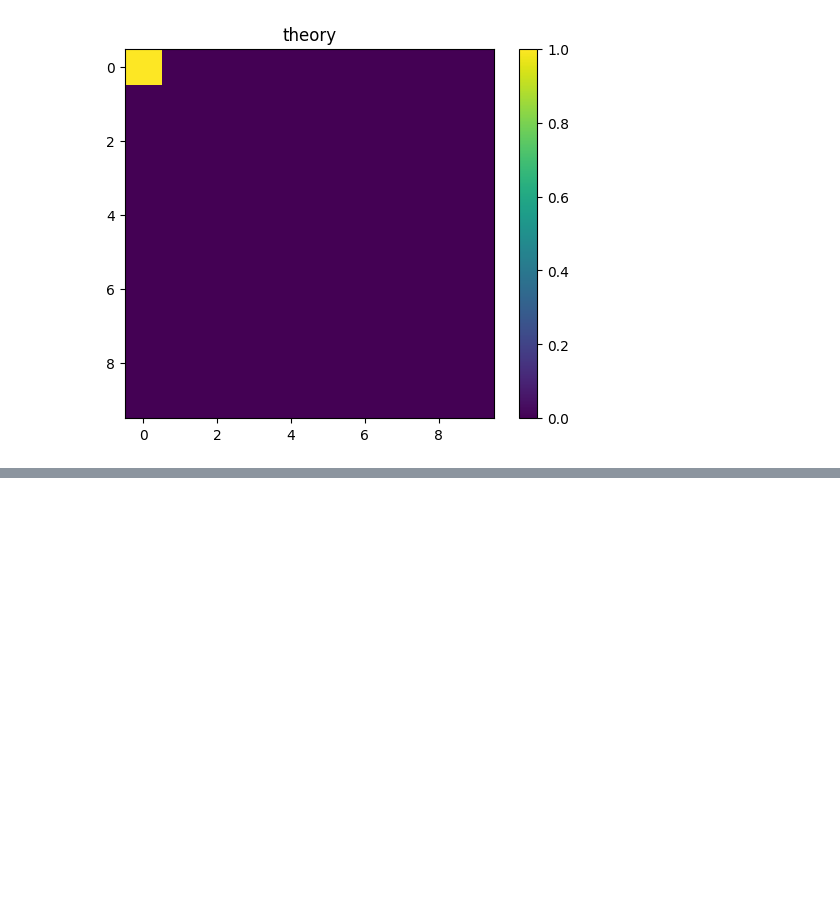
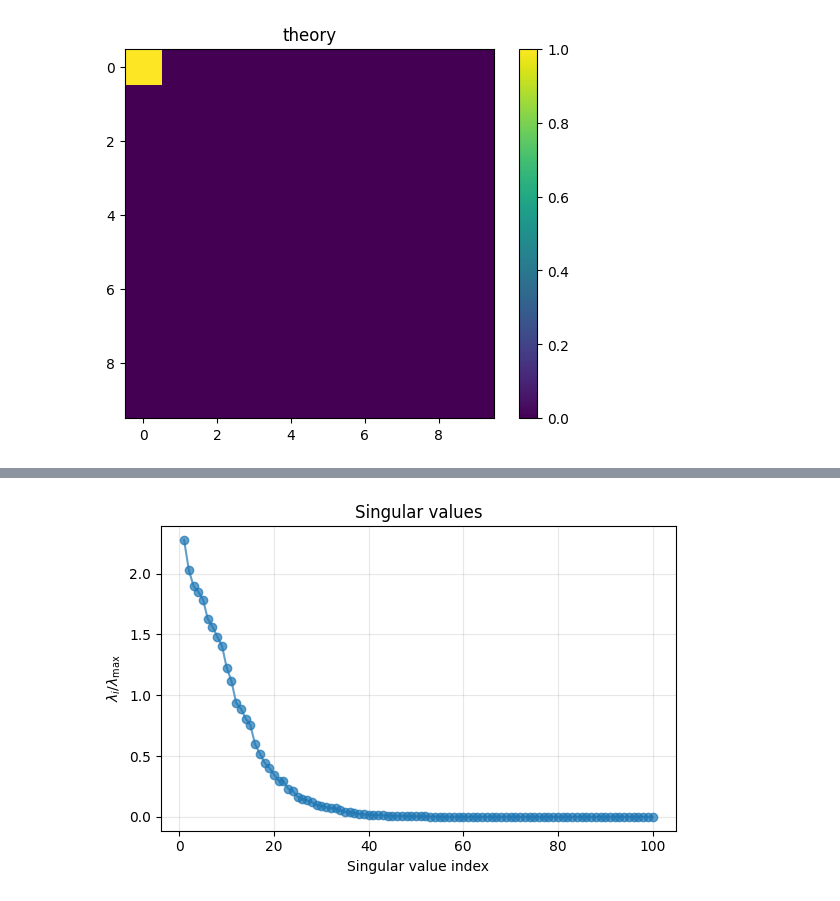
Before and after one commit to augustin-bresset/ml-research-seminar, a Jupyter notebook: Test_basis.ipynb, the cells around one changed output, grey strips where cells are left out. Cells and saved outputs as stored; diff of their text form; code cells hidden in the pictures; blank space fills up the shorter version.

```diff
--- a/Test_basis.ipynb
+++ b/Test_basis.ipynb
@@ -391,0 +420,11 @@ plt.show()
+# %%
+plt.figure(figsize=(6, 4))
+plt.plot(range(1, len(S_norm) + 1), S.numpy(), marker="o", alpha=0.7)
+plt.xlabel("Singular value index")
+plt.ylabel(r"$\lambda_i / \lambda_{\max}$")
+plt.title("Singular values")
+plt.grid(True, alpha=0.3)
+plt.tight_layout()
+plt.show()
+# %% [output]
+[figure, added]
```
Also changed, not shown: parts of 29 cells of this notebook, 1 other file.
